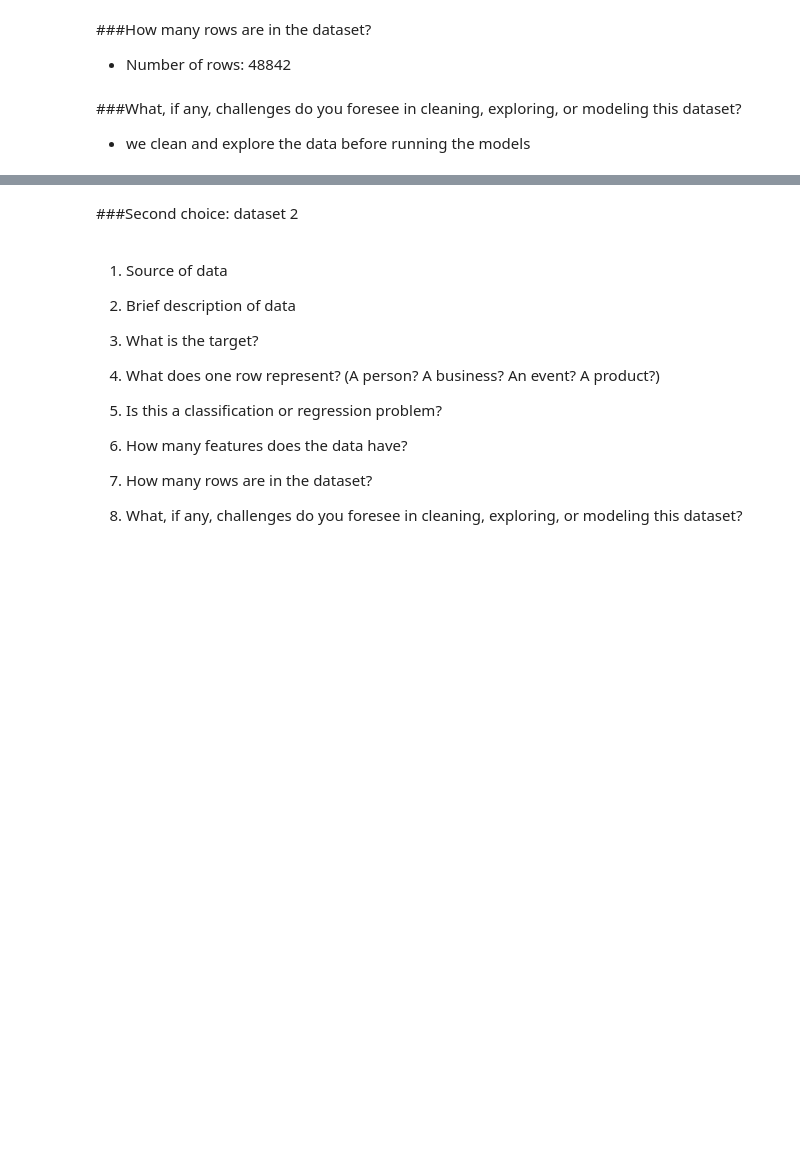
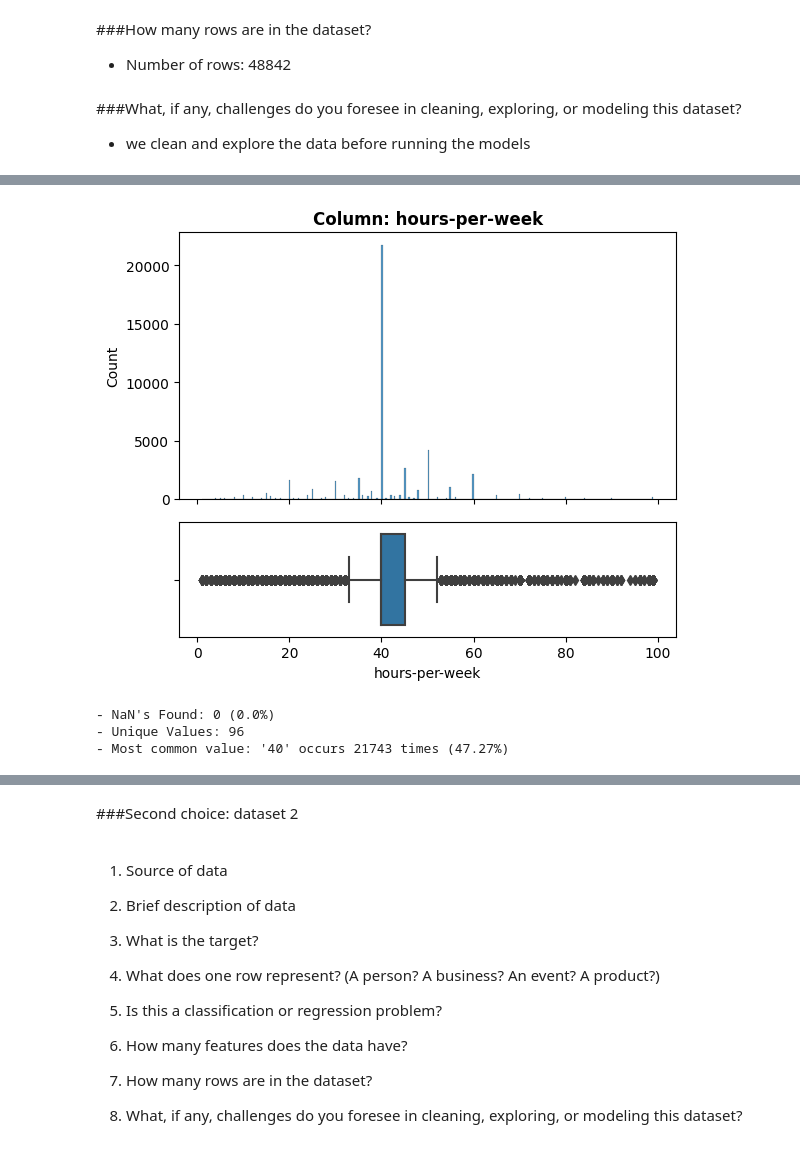
Before and after one commit to uday-routhu/models, a Jupyter notebook: Project_2_Part_1_Core.ipynb, the cells around one changed output, grey strips where cells are left out. Saved outputs shown, nothing was run; the diff lists cells and outputs as text; code cells hidden in the pictures; blank space fills up the shorter version.

```diff
--- a/Project_2_Part_1_Core.ipynb
+++ b/Project_2_Part_1_Core.ipynb
@@ -101,0 +548,8 @@ memory usage: 5.6+ MB
+# %%
+# Testing the function
+explore_numeric(df_adult, "hours-per-week");
+# %% [output]
+[figure, added]
+- NaN's Found: 0 (0.0%)
+- Unique Values: 96
+- Most common value: '40' occurs 21743 times (47.27%)
```
Also changed, not shown: parts of 106 cells of this notebook.
